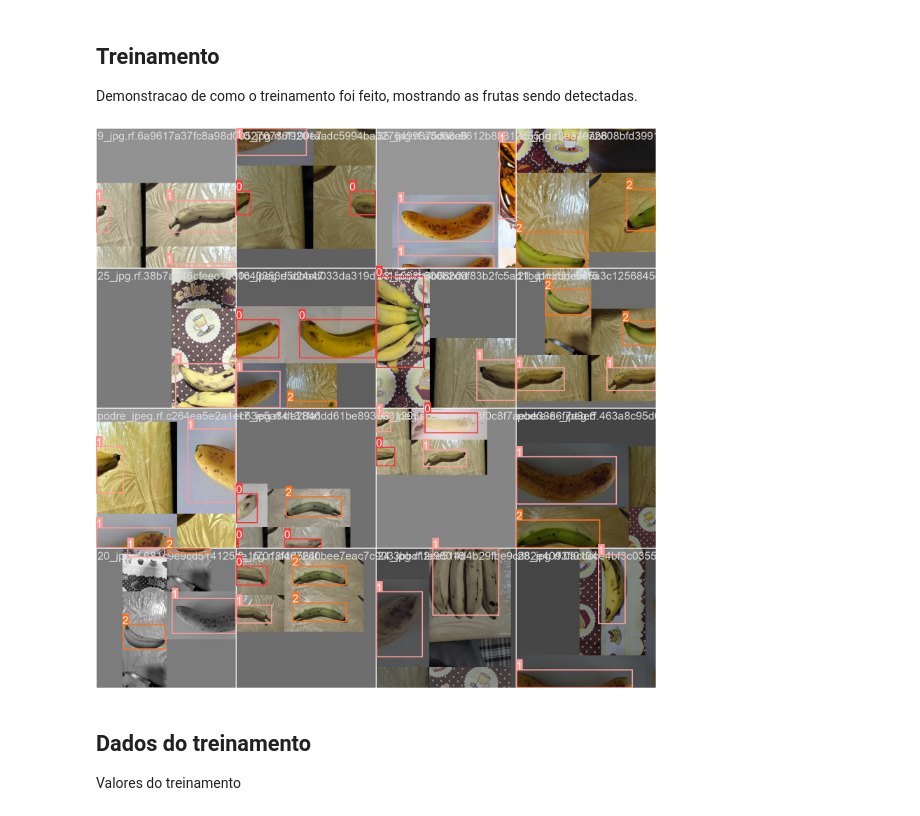
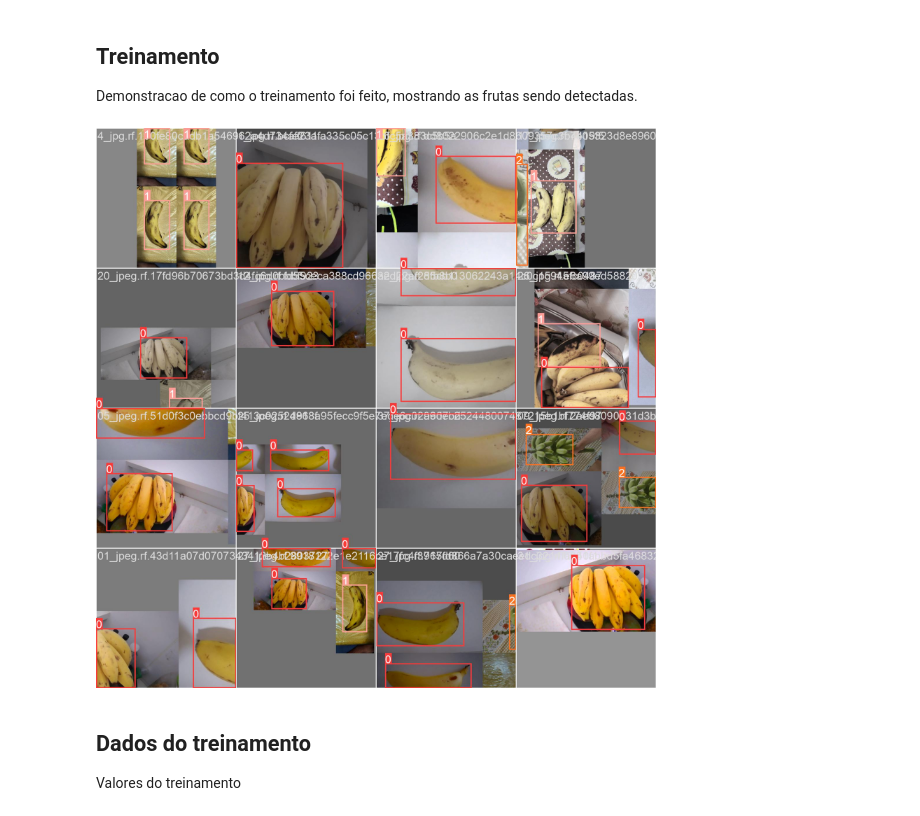
Before and after one commit to ViniciusFaria-png/YOLOv8_Bananas, a Jupyter notebook: projeto_Yolo.ipynb, the cells around one changed output. Cells and saved outputs as stored; diff of their text form; code cells hidden in the pictures.

```diff
--- a/projeto_Yolo.ipynb
+++ b/projeto_Yolo.ipynb
@@ -219,9 +219,9 @@ Image(filename=f'{HOME}/runs/detect/train/confusion_matrix.png', width=600)
 ## Treinamento
 Demonstracao de como o treinamento foi feito, mostrando as frutas sendo detectadas.
 # %%
-Image(filename=f'{HOME}/runs/detect/train/train_batch1.jpg', width=600)
+Image(filename=f'{HOME}/runs/detect/train/train_batch0.jpg', width=1000)
 # %% [output]
-[figure, old version]
+[figure, new version]
 # %% [markdown]
 ## Dados do treinamento
 Valores do treinamento
```
Also changed, not shown: parts of 2 cells of this notebook.
